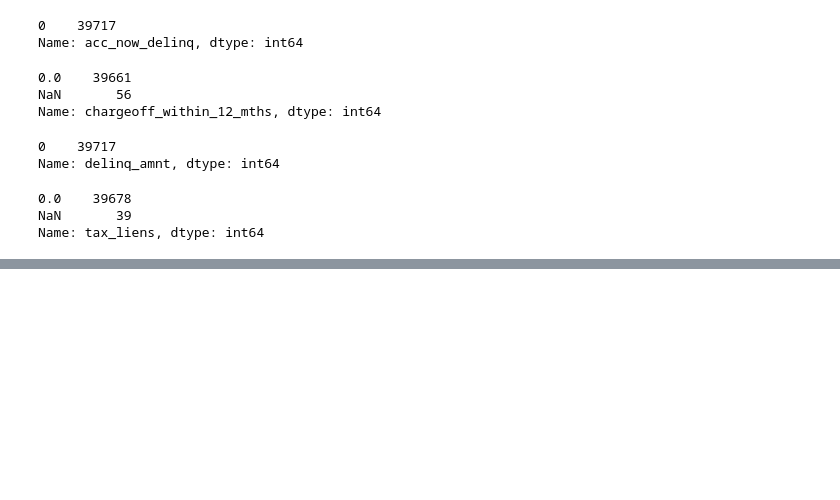
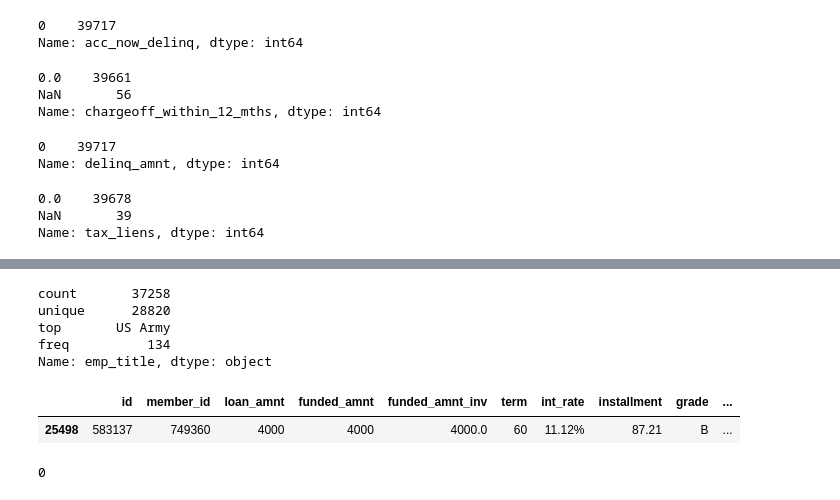
Before and after one commit to rashmiaab/LendingClubCaseStudy, a Jupyter notebook: Nagarjun Chittyala.ipynb, the cells around one changed output, grey strips where cells are left out. Saved outputs shown, nothing was run; the diff lists cells and outputs as text; code cells hidden in the pictures; blank space fills up the shorter version.

Commit message:
handling of missing values in the dataset is completed

```diff
--- a/Nagarjun Chittyala.ipynb
+++ b/Nagarjun Chittyala.ipynb
@@ -372,5 +377,5 @@ Name: tax_liens, dtype: int64
 # %%
 df = df.drop(axis=1, columns=['pymnt_plan', 'initial_list_status', 'collections_12_mths_ex_med', 'policy_code',
-                              'acc_now_delinq', 'chargeoff_within_12_mths', 'delinq_amnt', 'tax_liens'])
+                              'acc_now_delinq', 'chargeoff_within_12_mths', 'delinq_amnt', 'tax_liens', 'application_type'])
 df.shape
 # %% [output]
@@ -377,0 +403,19 @@ df.shape
+# %%
+df.emp_title.describe()
+# %% [output]
+count       37258
+unique      28820
+top       US Army
+freq          134
+Name: emp_title, dtype: object
+# %%
+df[df.emp_title == 'other']
+# %% [output]
+|  | id | member_id | loan_amnt | funded_amnt | funded_amnt_inv | term | int_rate | installment | grade | ... |
+| 25498 | 583137 | 749360 | 4000 | 4000 | 4000.0 | 60 | 11.12% | 87.21 | B | ... |
+# %%
+# Filling missing emp_title as Others
+df.emp_title = df.emp_title.fillna("Others")
+df.emp_title.isnull().sum()
+# %% [output]
+0
```
Also changed, not shown: parts of 19 cells of this notebook.
